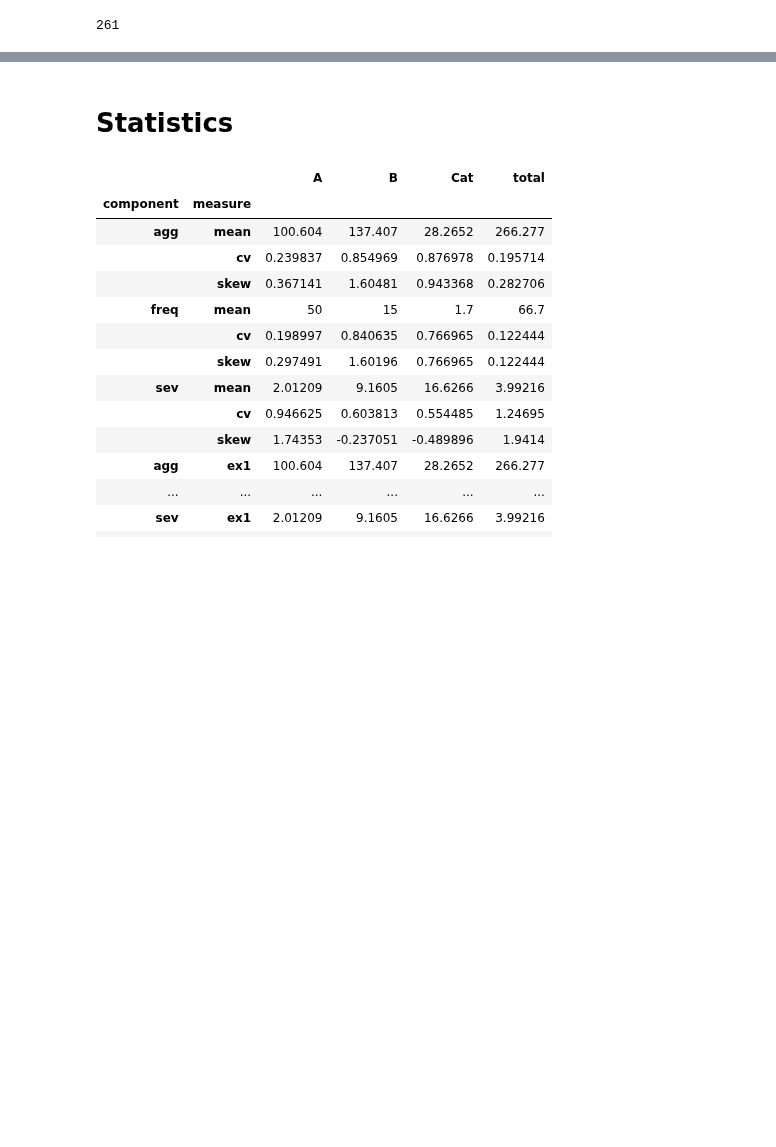
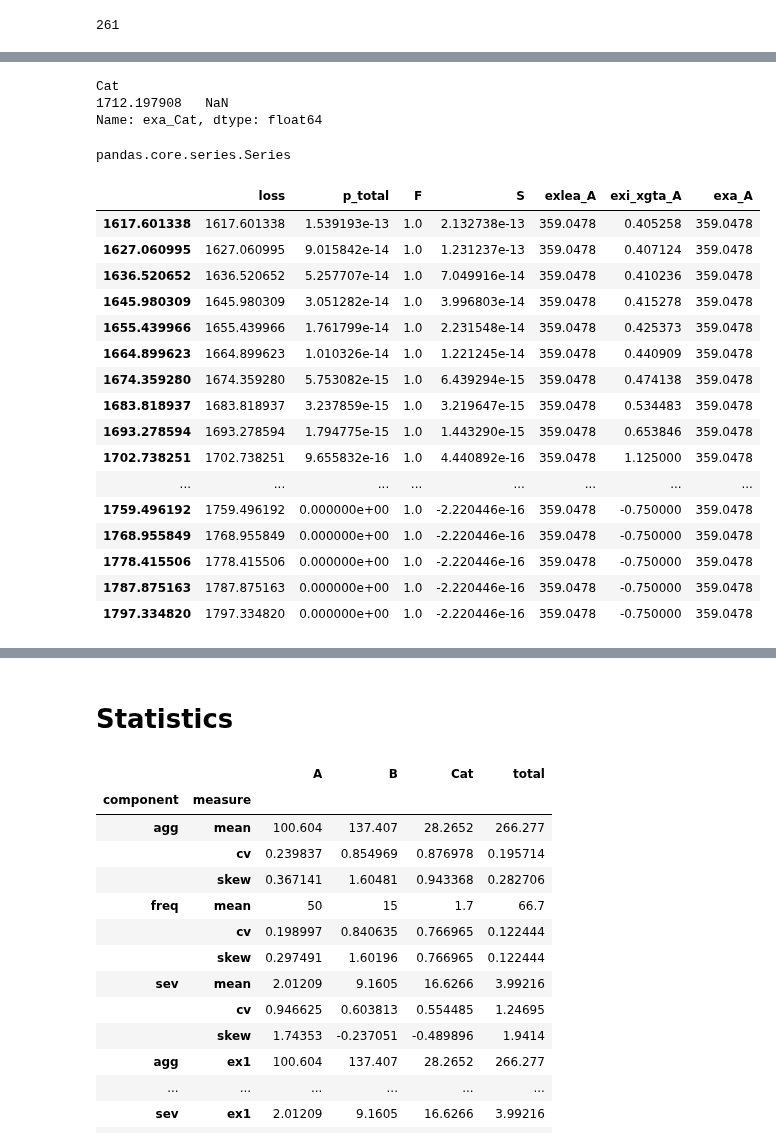
Before and after one commit to mynl/aggregate, a Jupyter notebook: examples/basic_examples.ipynb, the cells around one changed output, grey strips where cells are left out. Cells and saved outputs as stored; diff of their text form; code cells hidden in the pictures; blank space fills up the shorter version.

```diff
--- a/examples/basic_examples.ipynb
+++ b/examples/basic_examples.ipynb
@@ -306,0 +244,9 @@ Cat 1.7 claims 25 x 5 25 * pareto 1.3 0 - 25 poisson
+# %%
+ans = uw.script("""
+bin_liab 10 claims bin liaba mixed gamma 0.14
+A: 50  claims 30 x 5  gamma 12 cv .30 (mixed gamma 0.014)
+A2: 50  claims 30 x 10  gamma 12 cv .30 (mixed gamma 0.014)
+A3: 50  claims 30 x 15  gamma 12 cv .30 (mixed gamma 0.014)
+A4: 50  claims 30 x 20  gamma 12 cv .30 (mixed gamma 0.14); B 15 claims 15 x 15 lognorm 12 cv 1.5 + 2 mixed gamma 4.8
+Cat 1.7 claims 25 x 5 25 * pareto 1.3 0 - 25 poisson
+""", 'my_first_program', True, False, log2=13, bs=0.25, remove_fuzz=True, trim_df=False)
@@ -306,0 +290,35 @@ Cat 1.7 claims 25 x 5 25 * pareto 1.3 0 - 25 poisson
+# %%
+for col in ['Cat']:
+    print(col)
+    t1 = ans.density_df.loc[:, 'e_' + col]
+    t2 = ans.density_df.loc[:, 'exa_' + col]
+    print(t2[np.isnan(t2)] )
+# %% [output]
+Cat
+1712.197908   NaN
+Name: exa_Cat, dtype: float64
+# %%
+type(t2)
+# %% [output]
+pandas.core.series.Series
+# %%
+n = np.argwhere(np.isnan(t2))
+ans.density_df.filter(regex='p_total|ex(le)?a_A$|loss|F|S|exi_xgta_A$').iloc[n[0][0]-10:n[0][0]+10, :]
+# %% [output]
+|  | loss | p_total | F | S | exlea_A | exi_xgta_A | exa_A |
+| 1617.601338 | 1617.601338 | 1.539193e-13 | 1.0 | 2.132738e-13 | 359.0478 | 0.405258 | 359.0478 |
+| 1627.060995 | 1627.060995 | 9.015842e-14 | 1.0 | 1.231237e-13 | 359.0478 | 0.407124 | 359.0478 |
+| 1636.520652 | 1636.520652 | 5.257707e-14 | 1.0 | 7.049916e-14 | 359.0478 | 0.410236 | 359.0478 |
+| 1645.980309 | 1645.980309 | 3.051282e-14 | 1.0 | 3.996803e-14 | 359.0478 | 0.415278 | 359.0478 |
+| 1655.439966 | 1655.439966 | 1.761799e-14 | 1.0 | 2.231548e-14 | 359.0478 | 0.425373 | 359.0478 |
+| 1664.899623 | 1664.899623 | 1.010326e-14 | 1.0 | 1.221245e-14 | 359.0478 | 0.440909 | 359.0478 |
+| 1674.359280 | 1674.359280 | 5.753082e-15 | 1.0 | 6.439294e-15 | 359.0478 | 0.474138 | 359.0478 |
+| 1683.818937 | 1683.818937 | 3.237859e-15 | 1.0 | 3.219647e-15 | 359.0478 | 0.534483 | 359.0478 |
+| 1693.278594 | 1693.278594 | 1.794775e-15 | 1.0 | 1.443290e-15 | 359.0478 | 0.653846 | 359.0478 |
+| 1702.738251 | 1702.738251 | 9.655832e-16 | 1.0 | 4.440892e-16 | 359.0478 | 1.125000 | 359.0478 |
+| ... | ... | ... | ... | ... | ... | ... | ... |
+| 1759.496192 | 1759.496192 | 0.000000e+00 | 1.0 | -2.220446e-16 | 359.0478 | -0.750000 | 359.0478 |
+| 1768.955849 | 1768.955849 | 0.000000e+00 | 1.0 | -2.220446e-16 | 359.0478 | -0.750000 | 359.0478 |
+| 1778.415506 | 1778.415506 | 0.000000e+00 | 1.0 | -2.220446e-16 | 359.0478 | -0.750000 | 359.0478 |
+| 1787.875163 | 1787.875163 | 0.000000e+00 | 1.0 | -2.220446e-16 | 359.0478 | -0.750000 | 359.0478 |
+| 1797.334820 | 1797.334820 | 0.000000e+00 | 1.0 | -2.220446e-16 | 359.0478 | -0.750000 | 359.0478 |
```
Also changed, not shown: parts of 23 cells of this notebook, 5 other files.
